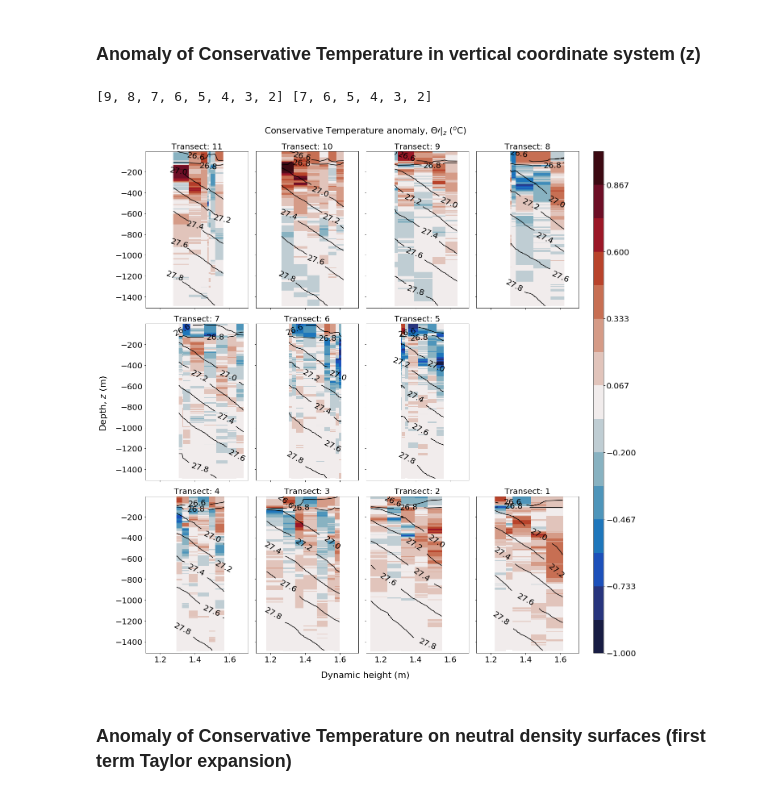
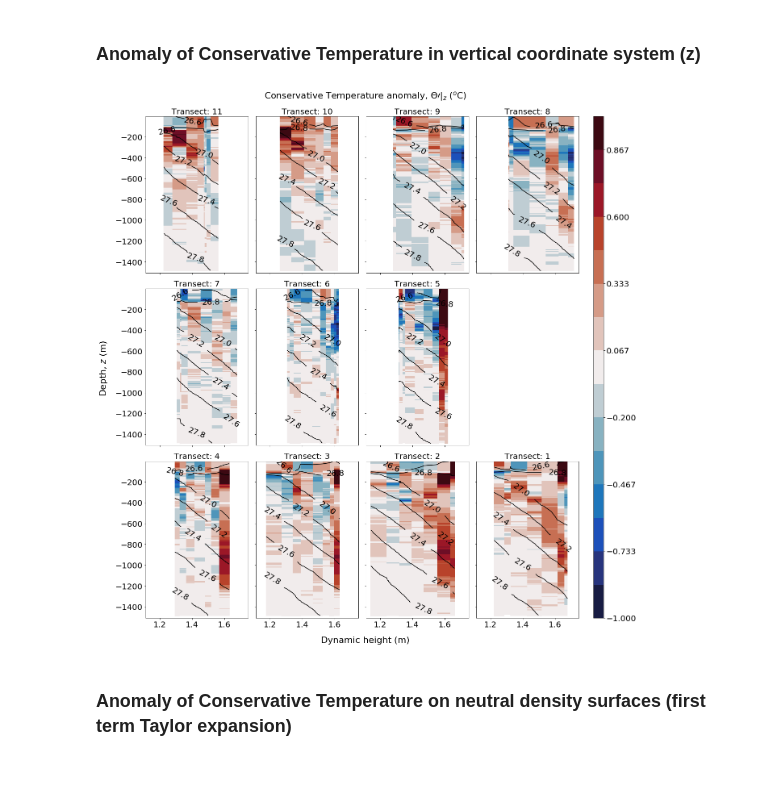
Before and after one commit to janjaapmeijer/phd-public, a Jupyter notebook: notebooks/05_gem_anomalies.ipynb, the cells around one changed output. Drawn from its saved outputs; the diff is of its cells as text; code cells hidden in the pictures.

```diff
--- a/notebooks/05_gem_anomalies.ipynb
+++ b/notebooks/05_gem_anomalies.ipynb
@@ -13,7 +13,7 @@ import matplotlib.colors as mcolors
 
 # from matplotlib.colorbar import ColorbarBase
 # %%
-savefig = False
+savefig = True
 # %%
 # load ctd and gsw data
 input_file = os.path.join(datadir, 'processed', 'ss9802', 'ctd', 'ss9802_ctd_gsw.nc')
@@ -272,17 +272,8 @@ for i in range(len(ctd['station'])):
 CT_prime_zm = CT_zm - CT_gem_zm
 # %% [markdown]
 ### Anomaly of Conservative Temperature in vertical coordinate system (z)
-# %%
-stations
-
-print()
-# for ax, transect in zip(axes.flat, reversed(keys)):
-#     stations = transects[transect]
-#     print(stations)
-# %% [output]
-[9, 8, 7, 6, 5, 4, 3, 2] [7, 6, 5, 4, 3, 2]
 # %%
-odds = [0, 1, 8, 9, 10, 11, 26, 44, 45, 46, 74, 75, 76, 77, 100]
+# odds = [0, 1, 8, 9, 10, 11, 26, 44, 45, 46, 74, 75, 76, 77, 100]
 var = 'CT'
 
 bounds = np.linspace(attr[var][4][0], attr[var][4][1], attr[var][4][2])
@@ -292,39 +283,39 @@ fig, axes = plt.subplots(nrows=3, ncols=4, figsize=(18, 18), sharex=True, sharey
 
 for ax, transect in zip(axes.flat, reversed(keys)):
     stations = transects[transect]
-    stations = [x for x in stations if x not in odds]
+#     stations = [x for x in stations if x not in odds]
 
     pcol = ax.pcolormesh(D[stations], zi, CT_prime_z[stations].T, norm=norm, cmap=attr[var][3])
 
     mask = gamman_z[stations].mask
     zz, DD = np.meshgrid(zi, D[stations])
     points = list(zip(DD[~mask].flatten(), zz[~mask].flatten()))
     values = gamman_z[stations][~mask].flatten()
     gamman_z_grd = griddata(points, values, (DD, zz), method='linear')
 
     cont = ax.contour(DD, zz, gamman_z_grd, colors='k')
     ax.clabel(cont, inline=1, fontsize=fs_small, fmt='%.1f', inline_spacing=10)
 
     ax.set_title('Transect: %s' % transect, fontsize=fs_small)
 
 fig.colorbar(pcol, ax=axes.ravel().tolist(), aspect=50)
 fig.delaxes(axes.flat[-5])
 
 # Set common labels
 fig.text(0.48, 1.02, r'%s anomaly, $\left.\Theta\prime\right|_{z}$ ($^o$C)' %(attr[var][0]), ha='center', va='center', fontsize=fs_large)
 fig.text(0.48, -0.02, 'Dynamic height (m)', ha='center', va='center', fontsize=fs_large)
 fig.text(-0.02, 0.5, r'Depth, $z$ (m)', ha='center', va='center', rotation='vertical', fontsize=fs_large)
 
 if savefig:
     fignumber = {'CT': '04-1_', 'SA': '04-2_', 'gamman': '04-3_'}
     figname = {'CT': 'conservative-temperature-anomaly-z', 'SA': 'absolute-salinity-anomaly-z',
                 'gamman': 'neutral-density-anomaly-z'}
     extensions = ['.png', '.pdf', '.eps']
     for extension in extensions:
         fig.savefig(os.path.join(figsdir, 'manuscripts', '01_manuscript', fignumber[var] + figname[var] + extension),
                     transparent=True, bbox_inches='tight', pad_inches=1)
 # %% [output]
-[figure, old version]
+[figure, new version]
 # %% [markdown]
 ### Anomaly of Conservative Temperature on neutral density surfaces (first term Taylor expansion)
 # %%
```
Also changed, not shown: parts of 4 cells of this notebook.
